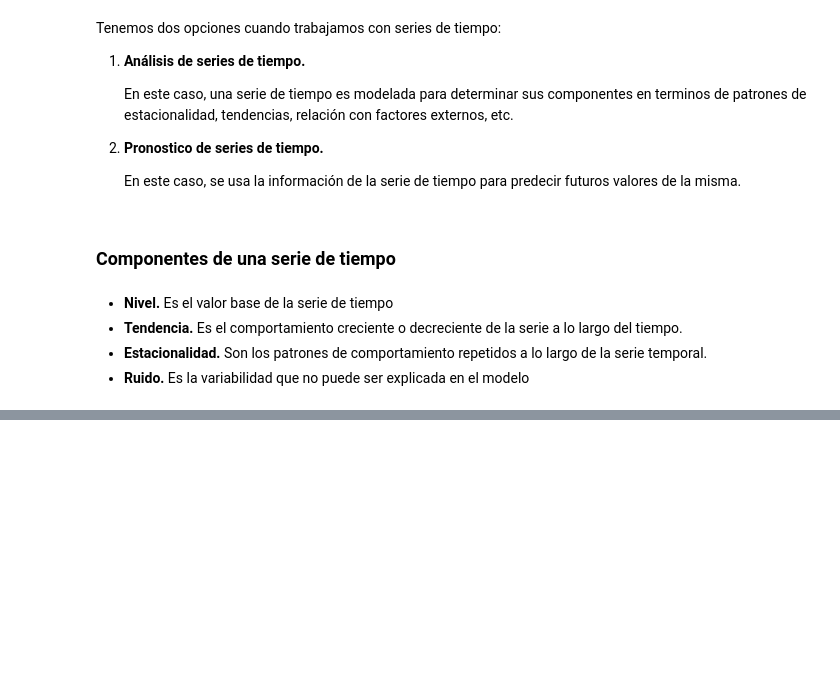
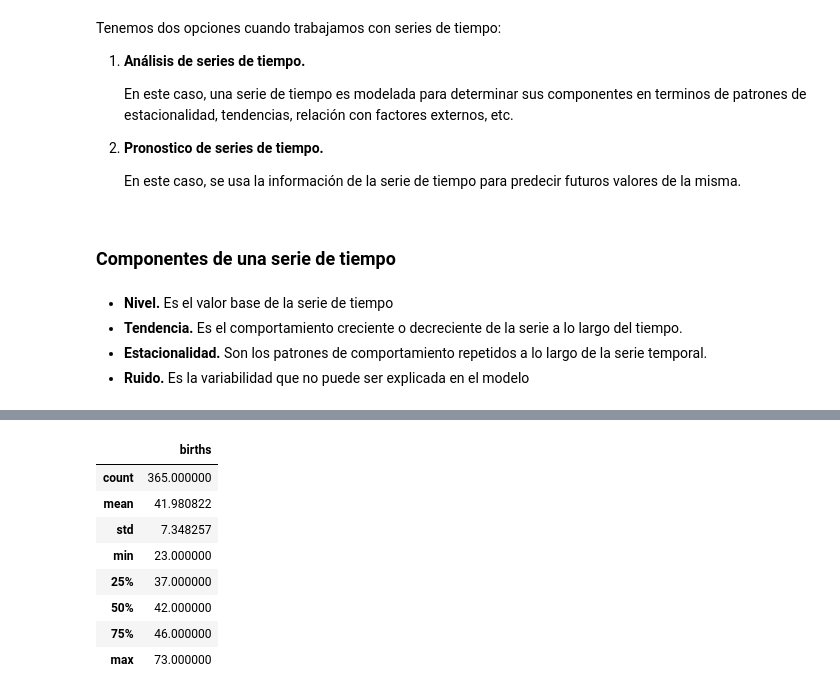
Before and after one commit to JuanFeA98/Time_Series, a Jupyter notebook: Introduction to Time Series Forecasting/01. Introduccion.ipynb, the cells around one changed output, grey strips where cells are left out. Cells and saved outputs as stored; diff of their text form; code cells hidden in the pictures; blank space fills up the shorter version.

```diff
--- a/Introduction to Time Series Forecasting/01. Introduccion.ipynb
+++ b/Introduction to Time Series Forecasting/01. Introduccion.ipynb
@@ -67,0 +92,2 @@ pd.DataFrame([[1,2,3,4,5], [100, 110, 108, 115, 120]]).transpose()
+# %%
+df = pd.read_csv('../Data/daily-total-female-births.csv', index_col=0, squeeze=True, parse_dates=True)
@@ -67,0 +108,12 @@ pd.DataFrame([[1,2,3,4,5], [100, 110, 108, 115, 120]]).transpose()
+# %%
+pd.DataFrame(df.describe())
+# %% [output]
+|  | births |
+| count | 365.000000 |
+| mean | 41.980822 |
+| std | 7.348257 |
+| min | 23.000000 |
+| 25% | 37.000000 |
+| 50% | 42.000000 |
+| 75% | 46.000000 |
+| max | 73.000000 |
```
Also changed, not shown: parts of 12 cells of this notebook, 2 other files.
